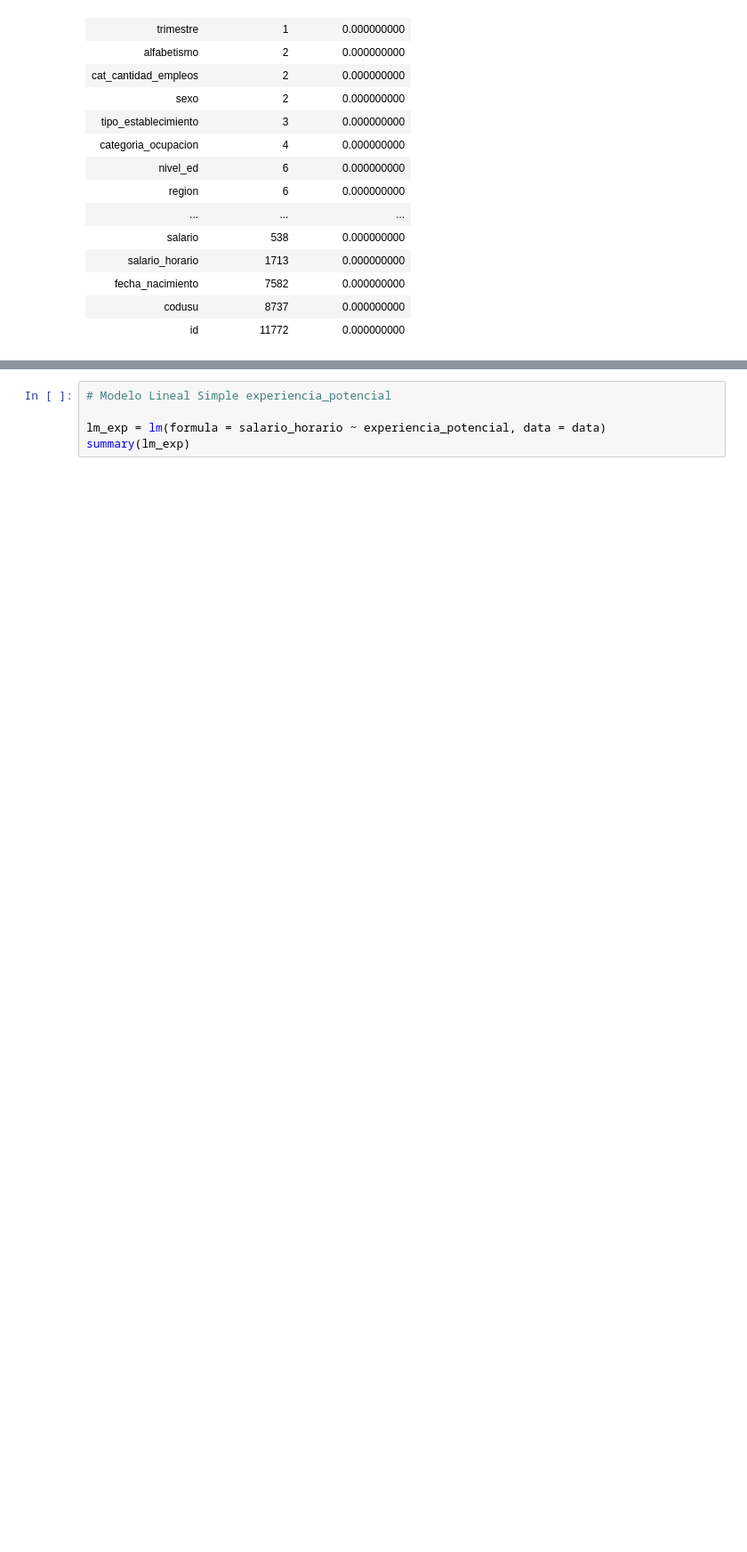
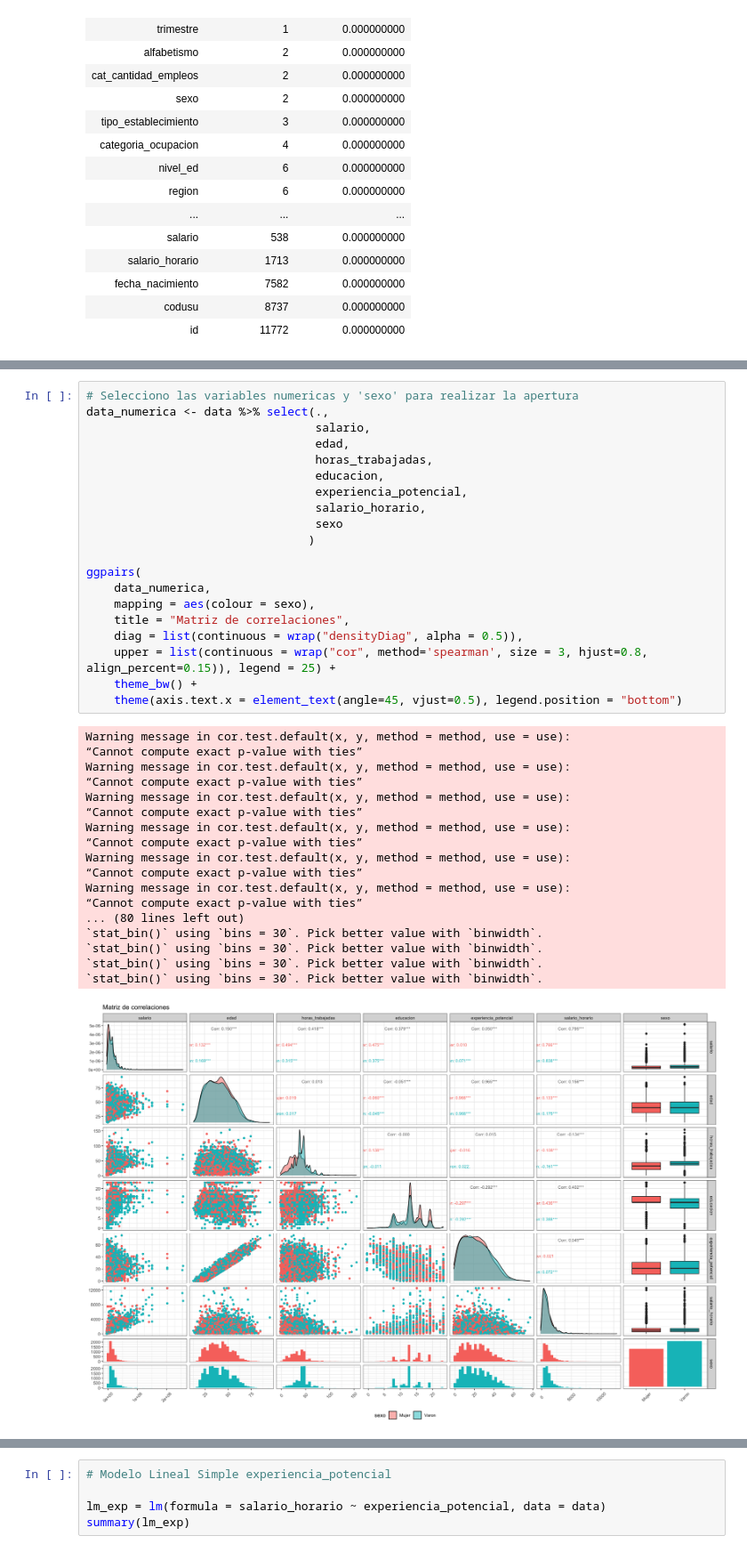
Before and after one commit to bitazaratustra/EEA-2024, a Jupyter notebook: trabajos_practicos/EEA-TPs/ eea2024_tp1_baldasseroni_luisesteban.ipynb, the cells around one changed output, grey strips where cells are left out. Shown at 89% size. Saved outputs shown, nothing was run; the diff lists cells and outputs as text; blank space fills up the shorter version.

```diff
--- a/trabajos_practicos/EEA-TPs/ eea2024_tp1_baldasseroni_luisesteban.ipynb
+++ b/trabajos_practicos/EEA-TPs/ eea2024_tp1_baldasseroni_luisesteban.ipynb
@@ -237,3 +181,42 @@ ggpairs(
 `stat_bin()` using `bins = 30`. Pick better value with `binwidth`.
 `stat_bin()` using `bins = 30`. Pick better value with `binwidth`.
 [figure]
+# %%
+# Selecciono las variables numericas y 'sexo' para realizar la apertura
+data_numerica <- data %>% select(.,
+                                 salario,
+                                 edad,
+                                 horas_trabajadas,
+                                 educacion,
+                                 experiencia_potencial,
+                                 salario_horario,
+                                 sexo
+                                )
+
+ggpairs(
+    data_numerica,
+    mapping = aes(colour = sexo),
+    title = "Matriz de correlaciones",
+    diag = list(continuous = wrap("densityDiag", alpha = 0.5)),
+    upper = list(continuous = wrap("cor", method='spearman', size = 3, hjust=0.8, align_percent=0.15)), legend = 25) +
+    theme_bw() +
+    theme(axis.text.x = element_text(angle=45, vjust=0.5), legend.position = "bottom")
+# %% [output]
+Warning message in cor.test.default(x, y, method = method, use = use):
+“Cannot compute exact p-value with ties”
+Warning message in cor.test.default(x, y, method = method, use = use):
+“Cannot compute exact p-value with ties”
+Warning message in cor.test.default(x, y, method = method, use = use):
+“Cannot compute exact p-value with ties”
+Warning message in cor.test.default(x, y, method = method, use = use):
+“Cannot compute exact p-value with ties”
+Warning message in cor.test.default(x, y, method = method, use = use):
+“Cannot compute exact p-value with ties”
+Warning message in cor.test.default(x, y, method = method, use = use):
+“Cannot compute exact p-value with ties”
+... (80 lines left out)
+`stat_bin()` using `bins = 30`. Pick better value with `binwidth`.
+`stat_bin()` using `bins = 30`. Pick better value with `binwidth`.
+`stat_bin()` using `bins = 30`. Pick better value with `binwidth`.
+`stat_bin()` using `bins = 30`. Pick better value with `binwidth`.
+[figure, added]
```
Also changed, not shown: parts of 21 cells of this notebook.
